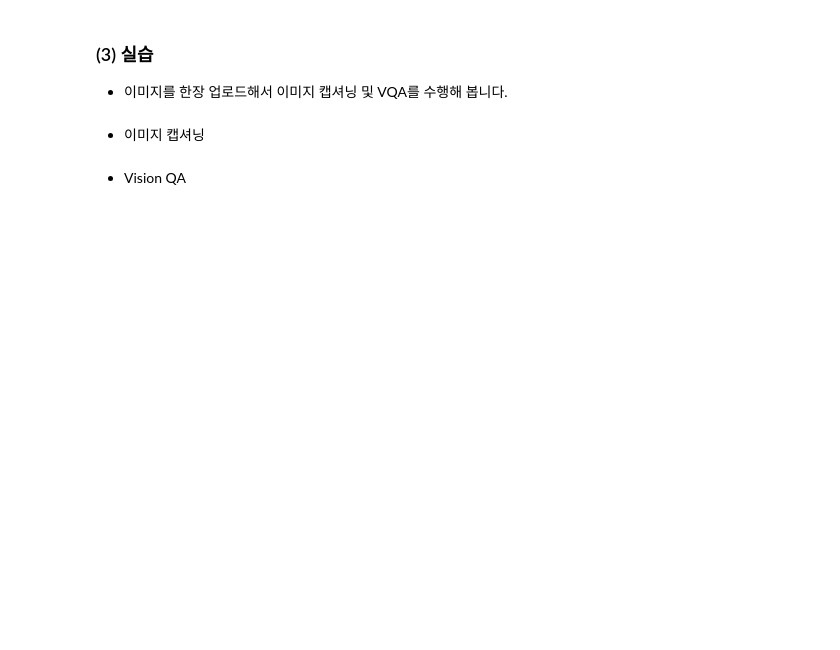
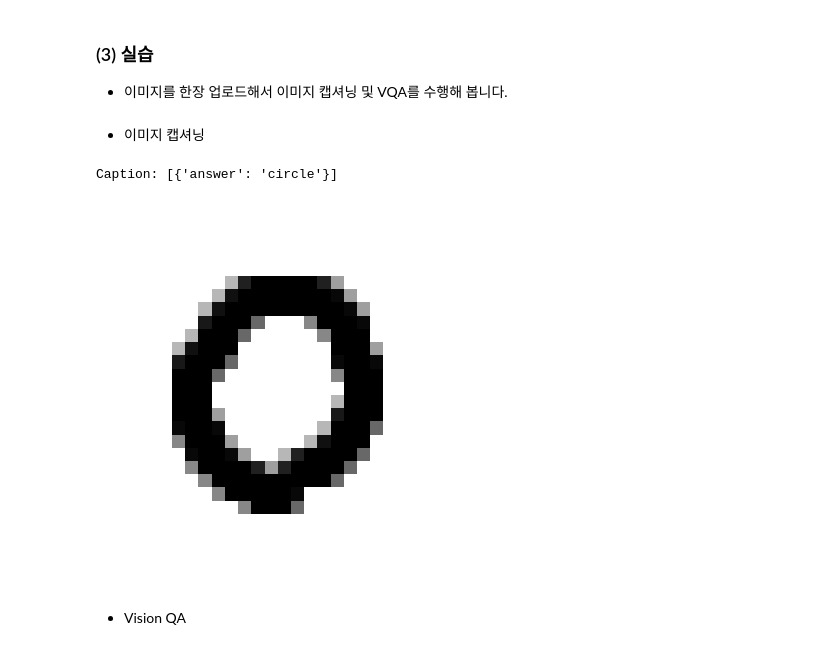
Before and after one commit to Sihyeon0123/AIVLE_School, a Jupyter notebook: (7주차) 시각 지능과 멀티모달 AI/3.3 BLIP와 LLaVA.ipynb, the cells around one changed output. Saved outputs shown, nothing was run; the diff lists cells and outputs as text; code cells hidden in the pictures; blank space fills up the shorter version.

```diff
--- a/(7주차) 시각 지능과 멀티모달 AI/3.3 BLIP와 LLaVA.ipynb
+++ b/(7주차) 시각 지능과 멀티모달 AI/3.3 BLIP와 LLaVA.ipynb
@@ -96,2 +110,17 @@ print("Caption:", cap)
+# %%
+img_path2 = "./data/0.png"
+img2 = Image.open(img_path2)
+
+question = "What is in this picture?"
+cap = vqa_pipe({"image": img2, "question": question})
+print("Caption:", cap)
+
+img = Image.open(img_path2).convert("RGB")
+plt.imshow(img)
+plt.axis("off")
+plt.show()
+# %% [output]
+Caption: [{'answer': 'circle'}]
+[figure, added]
 # %% [markdown]
 * Vision QA
```
Also changed, not shown: parts of 10 cells of this notebook, 2 other files.
